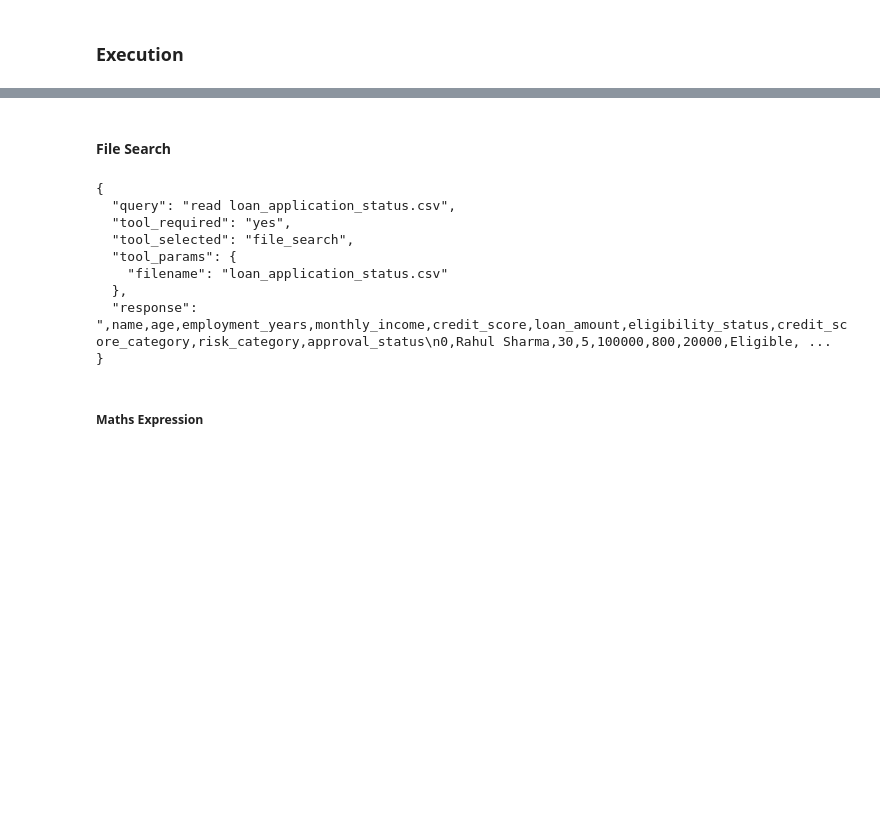
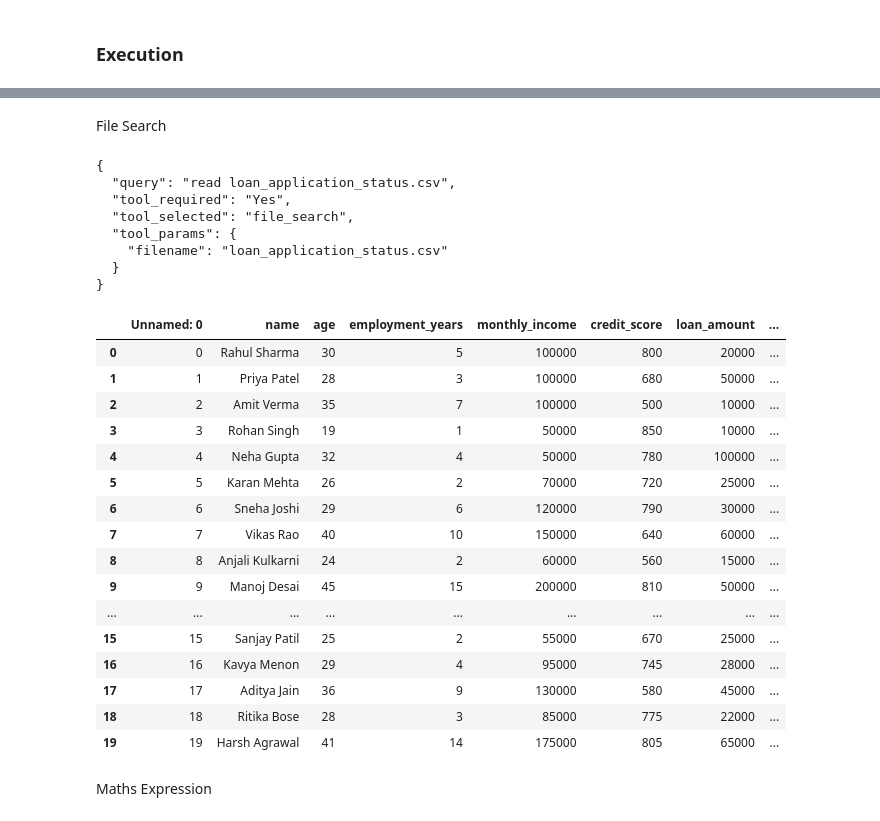
Before and after one commit to sarveshmhadgut/AIPlayground, a Jupyter notebook: LanggraphSandbox/3-ConditionalWorkflows/2-conditional_llm_workflow.ipynb, the cells around one changed output, grey strips where cells are left out. Cells and saved outputs as stored; diff of their text form; code cells hidden in the pictures; blank space fills up the shorter version.

```diff
--- a/LanggraphSandbox/3-ConditionalWorkflows/2-conditional_llm_workflow.ipynb
+++ b/LanggraphSandbox/3-ConditionalWorkflows/2-conditional_llm_workflow.ipynb
@@ -271,20 +231,37 @@ console.print_json(data=final_state_search)
 # %% [markdown]
-#### File Search
+File Search
 # %%
 final_state_file = workflow.invoke({"query": "read loan_application_status.csv"})
-console.print_json(data=final_state_file)
+console.print_json(data={k: v for k, v in final_state_file.items() if k != "response"})
+pd.read_csv(StringIO(final_state_file["response"]))
 # %% [output]
 {
   "query": "read loan_application_status.csv",
-  "tool_required": "yes",
+  "tool_required": "Yes",
   "tool_selected": "file_search",
   "tool_params": {
     "filename": "loan_application_status.csv"
-  },
-  "response": ",name,age,employment_years,monthly_income,credit_score,loan_amount,eligibility_status,credit_score_category,risk_category,approval_status\n0,Rahul Sharma,30,5,100000,800,20000,Eligible, ...
+  }
 }
+|  | Unnamed: 0 | name | age | employment_years | monthly_income | credit_score | loan_amount | ... |
+| 0 | 0 | Rahul Sharma | 30 | 5 | 100000 | 800 | 20000 | ... |
+| 1 | 1 | Priya Patel | 28 | 3 | 100000 | 680 | 50000 | ... |
+| 2 | 2 | Amit Verma | 35 | 7 | 100000 | 500 | 10000 | ... |
+| 3 | 3 | Rohan Singh | 19 | 1 | 50000 | 850 | 10000 | ... |
+| 4 | 4 | Neha Gupta | 32 | 4 | 50000 | 780 | 100000 | ... |
+| 5 | 5 | Karan Mehta | 26 | 2 | 70000 | 720 | 25000 | ... |
+| 6 | 6 | Sneha Joshi | 29 | 6 | 120000 | 790 | 30000 | ... |
+| 7 | 7 | Vikas Rao | 40 | 10 | 150000 | 640 | 60000 | ... |
+| 8 | 8 | Anjali Kulkarni | 24 | 2 | 60000 | 560 | 15000 | ... |
+| 9 | 9 | Manoj Desai | 45 | 15 | 200000 | 810 | 50000 | ... |
+| ... | ... | ... | ... | ... | ... | ... | ... | ... |
+| 15 | 15 | Sanjay Patil | 25 | 2 | 55000 | 670 | 25000 | ... |
+| 16 | 16 | Kavya Menon | 29 | 4 | 95000 | 745 | 28000 | ... |
+| 17 | 17 | Aditya Jain | 36 | 9 | 130000 | 580 | 45000 | ... |
+| 18 | 18 | Ritika Bose | 28 | 3 | 85000 | 775 | 22000 | ... |
+| 19 | 19 | Harsh Agrawal | 41 | 14 | 175000 | 805 | 65000 | ... |
 # %% [markdown]
-##### Maths Expression
+Maths Expression
 # %%
 final_state_math = workflow.invoke({"query": "what is 2 ** 9 / (3 ** 4)"})
 console.print_json(data=final_state_math)
```
Also changed, not shown: parts of 15 cells of this notebook, 31 other files.
